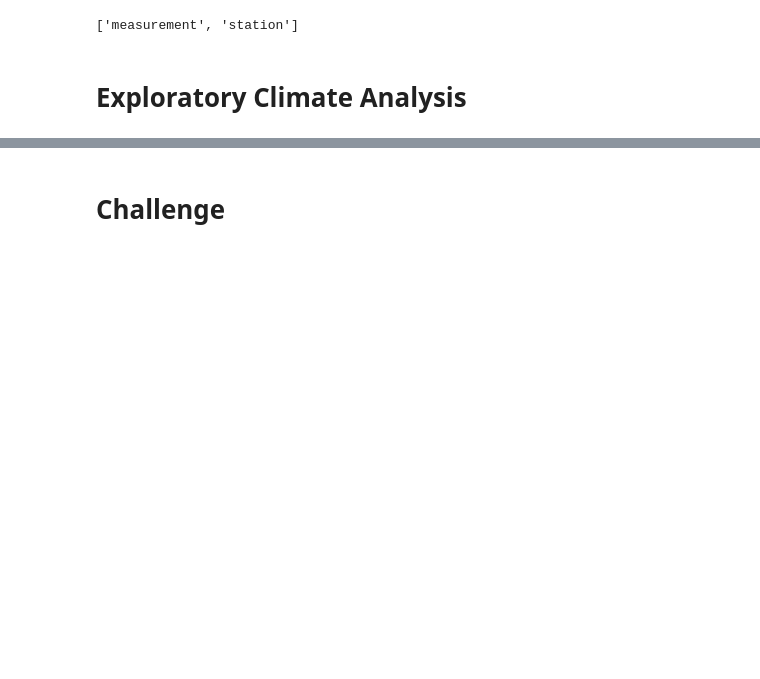
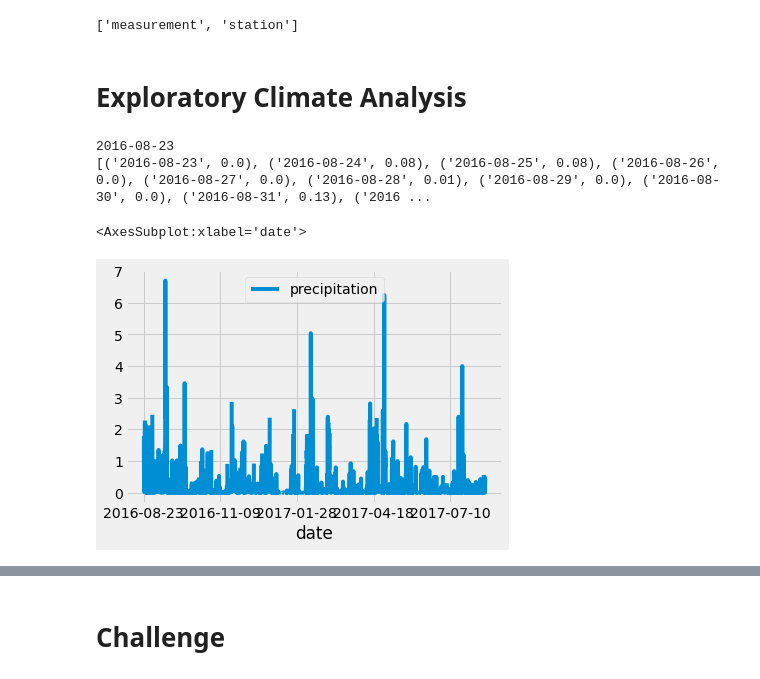
Before and after one commit to gaudiom4git/surfs_up, a Jupyter notebook: climate_analysis.ipynb, the cells around one changed output, grey strips where cells are left out. Cells and saved outputs as stored; diff of their text form; code cells hidden in the pictures; blank space fills up the shorter version.

```diff
--- a/climate_analysis.ipynb
+++ b/climate_analysis.ipynb
@@ -41,15 +41,37 @@ session = Session(engine)
 # %%
 # Design a query to retrieve the last 12 months of precipitation data and plot the results.
 #Starting from the last data point in the database.
+prev_year = dt.date(2017, 8, 23)
 
 # Calculate the date one year from the last date in data set.
+prev_year = dt.date(2017, 8, 23) - dt.timedelta(days=365)
+print(prev_year)
 
 # Perform a query to retrieve the data and precipitation scores
-
-# Save the query results as a Pandas DataFrame and set the index to the date column
-
-# Sort the dataframe by date
-
-# Use Pandas Plotting with Matplotlib to plot the data
+results = []
+#results = session.query(Measurement.date, Measurement.prcp)
+#results = session.query(Measurement.date, Measurement.prcp).filter(Measurement.date >= prev_year)
+results = session.query(Measurement.date, Measurement.prcp).filter(Measurement.date >= prev_year).all()
+print(results)
+# %% [output]
+2016-08-23
+[('2016-08-23', 0.0), ('2016-08-24', 0.08), ('2016-08-25', 0.08), ('2016-08-26', 0.0), ('2016-08-27', 0.0), ('2016-08-28', 0.01), ('2016-08-29', 0.0), ('2016-08-30', 0.0), ('2016-08-31', 0.13), ('2016 ...
+# %%
+# Save the query results as a Pandas DataFrame and set the index to the date column
+df = pd.DataFrame(results, columns=['date','precipitation'])
+print(df)
+
+# Sort the dataframe by date
+df.set_index(df['date'], inplace=True)
+
+# Set the index to date by using index=False to remove index column.
+print(df.to_string(index=False))
+df = df.sort_index()
+# %%
+# Use Pandas Plotting with Matplotlib to plot the data
+df.plot()
+# %% [output]
+<AxesSubplot:xlabel='date'>
+[figure, added]
 # %%
 # Use Pandas to calcualte the summary statistics for the precipitation data
```
Also changed, not shown: parts of 6 cells of this notebook.
